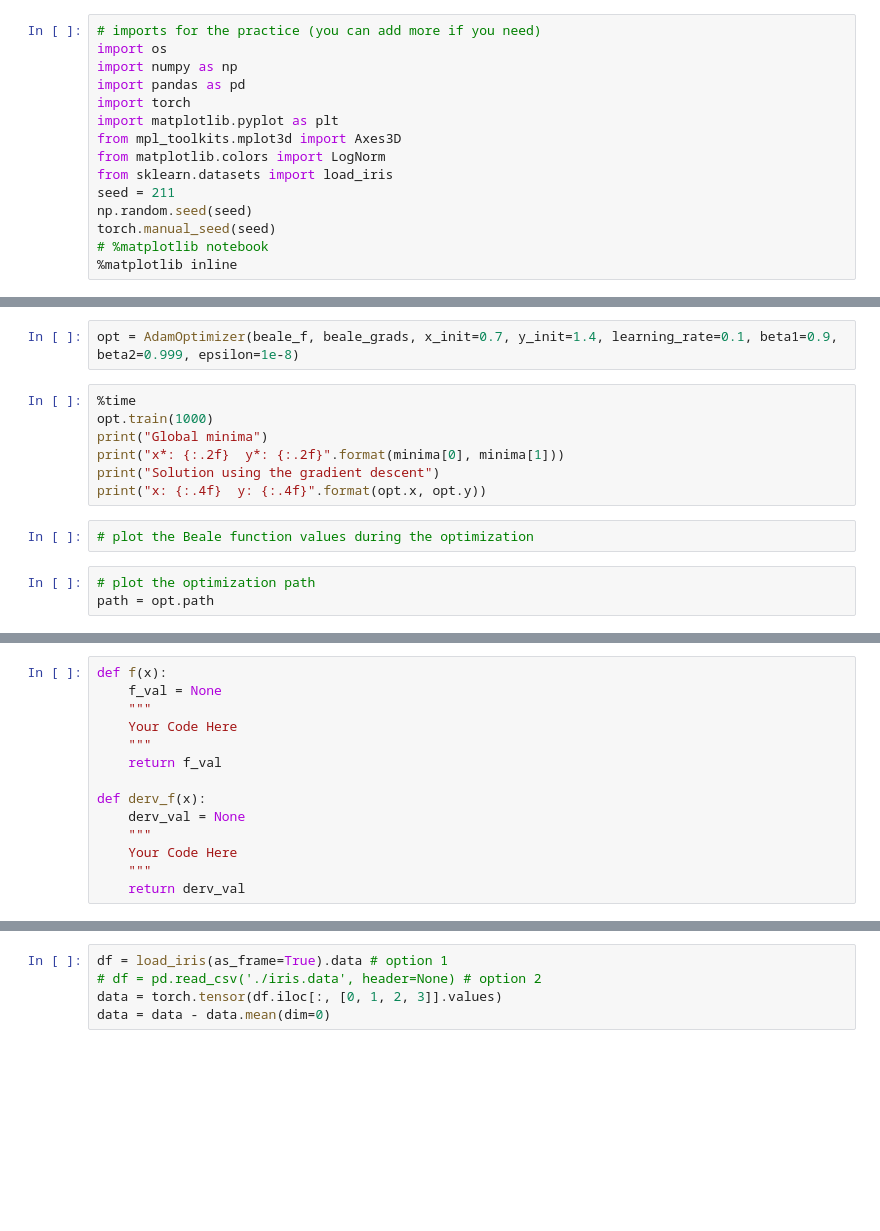
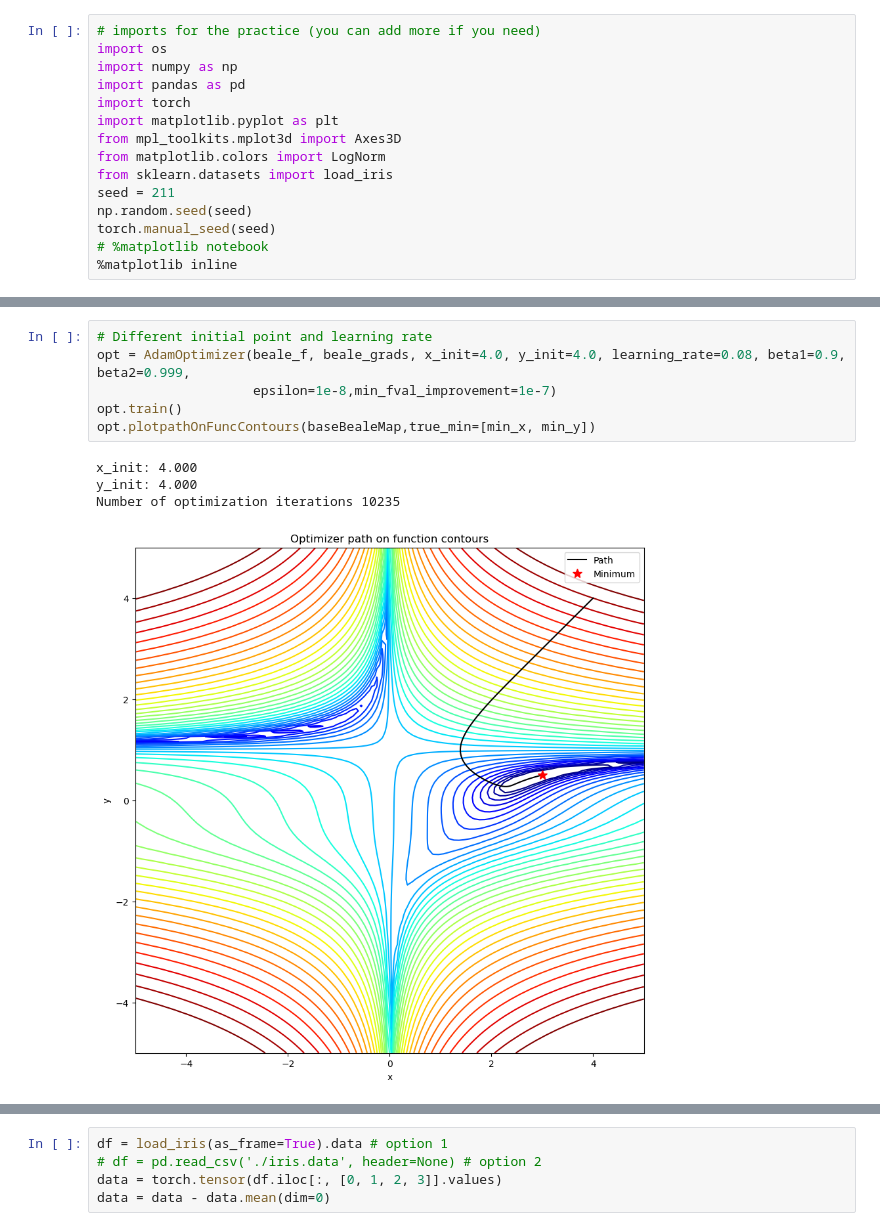
Before and after one commit to sbajamy/ece046211, a Jupyter notebook: hw1/ece046211_hw1_optimization_autograd.ipynb, the cells around one changed output, grey strips where cells are left out. Saved outputs shown, nothing was run; the diff lists cells and outputs as text; blank space fills up the shorter version.

```diff
--- a/hw1/ece046211_hw1_optimization_autograd.ipynb
+++ b/hw1/ece046211_hw1_optimization_autograd.ipynb
@@ -299,17 +515,14 @@ Your Code Here
 # %%
-opt = AdamOptimizer(beale_f, beale_grads, x_init=0.7, y_init=1.4, learning_rate=0.1, beta1=0.9, beta2=0.999, epsilon=1e-8)
+# Different initial point and learning rate
+opt = AdamOptimizer(beale_f, beale_grads, x_init=4.0, y_init=4.0, learning_rate=0.08, beta1=0.9, beta2=0.999,
+                    epsilon=1e-8,min_fval_improvement=1e-7)
+opt.train()
+opt.plotpathOnFuncContours(baseBealeMap,true_min=[min_x, min_y])
+# %% [output]
+x_init: 4.000
+y_init: 4.000
+Number of optimization iterations 10235
+[figure, added]
-# %%
-%time
-opt.train(1000)
-print("Global minima")
-print("x*: {:.2f}  y*: {:.2f}".format(minima[0], minima[1]))
-print("Solution using the gradient descent")
-print("x: {:.4f}  y: {:.4f}".format(opt.x, opt.y))
-# %%
-# plot the Beale function values during the optimization
-# %%
-# plot the optimization path
-path = opt.path
 # %% [markdown]
 ### <img src="https://img.icons8.com/color/48/000000/code.png" style="height:50px;display:inline"> Task 3 - PyTorch Autograd
 ---
@@ -317,17 +530,3 @@ For the function from the theory practice: $$ f = \exp(\exp(x) + \exp(x)^2) +\si
 
 1. Implement it and its dervative (explicitly) using `torch`.
 2. Define a scalar tensor `x` and use `autograd` to calculate the derivative w.r.t $x$. Does the result correspond to the output of the function the calculates the derivative explicitly?
-# %%
-def f(x):
-    f_val = None
-    """
-    Your Code Here
-    """
-    return f_val
-
-def derv_f(x):
-    derv_val = None
-    """
-    Your Code Here
-    """
-    return derv_val
```
Also changed, not shown: parts of 24 cells of this notebook, 4 other files.
